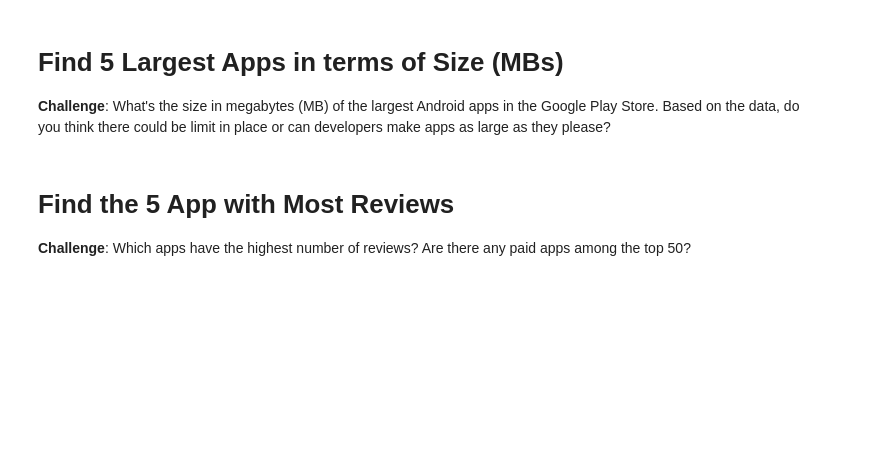
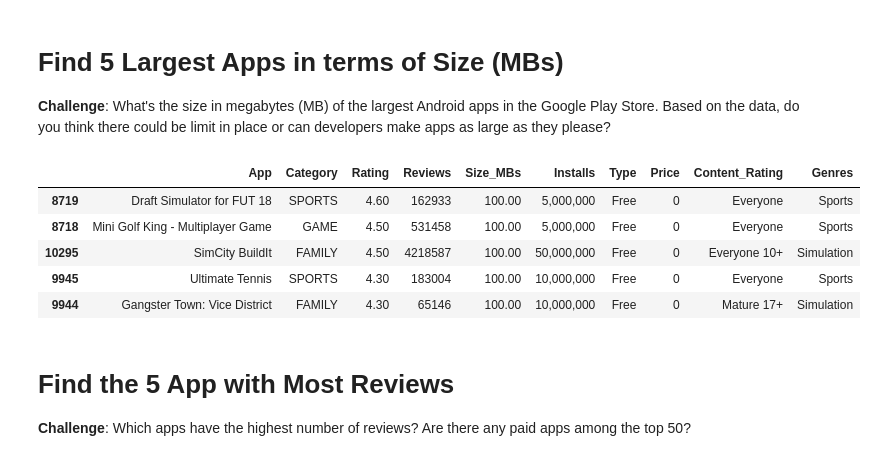
Before and after one commit to PuddiPuddi96/Python, a Jupyter notebook: 100-days-of-code/day-76/notebooks/Google Play Store App Analytics.ipynb, the cells around one changed output. Cells and saved outputs as stored; diff of their text form; code cells hidden in the pictures; blank space fills up the shorter version.

```diff
--- a/100-days-of-code/day-76/notebooks/Google Play Store App Analytics.ipynb
+++ b/100-days-of-code/day-76/notebooks/Google Play Store App Analytics.ipynb
@@ -119,6 +129,16 @@ df_apps_clean.shape
 # Find 5 Largest Apps in terms of Size (MBs)
 
 **Challenge**: What's the size in megabytes (MB) of the largest Android apps in the Google Play Store. Based on the data, do you think there could be limit in place or can developers make apps as large as they please?
+# %%
+df_apps_sorted_by_size = df_apps_clean.sort_values(by='Size_MBs', ascending=False)
+df_apps_sorted_by_size.head()
+# %% [output]
+|  | App | Category | Rating | Reviews | Size_MBs | Installs | Type | Price | Content_Rating | Genres |
+| 8719 | Draft Simulator for FUT 18 | SPORTS | 4.60 | 162933 | 100.00 | 5,000,000 | Free | 0 | Everyone | Sports |
+| 8718 | Mini Golf King - Multiplayer Game | GAME | 4.50 | 531458 | 100.00 | 5,000,000 | Free | 0 | Everyone | Sports |
+| 10295 | SimCity BuildIt | FAMILY | 4.50 | 4218587 | 100.00 | 50,000,000 | Free | 0 | Everyone 10+ | Simulation |
+| 9945 | Ultimate Tennis | SPORTS | 4.30 | 183004 | 100.00 | 10,000,000 | Free | 0 | Everyone | Sports |
+| 9944 | Gangster Town: Vice District | FAMILY | 4.30 | 65146 | 100.00 | 10,000,000 | Free | 0 | Mature 17+ | Simulation |
 # %% [markdown]
 # Find the 5 App with Most Reviews
 
```
Also changed, not shown: parts of 2 cells of this notebook.
